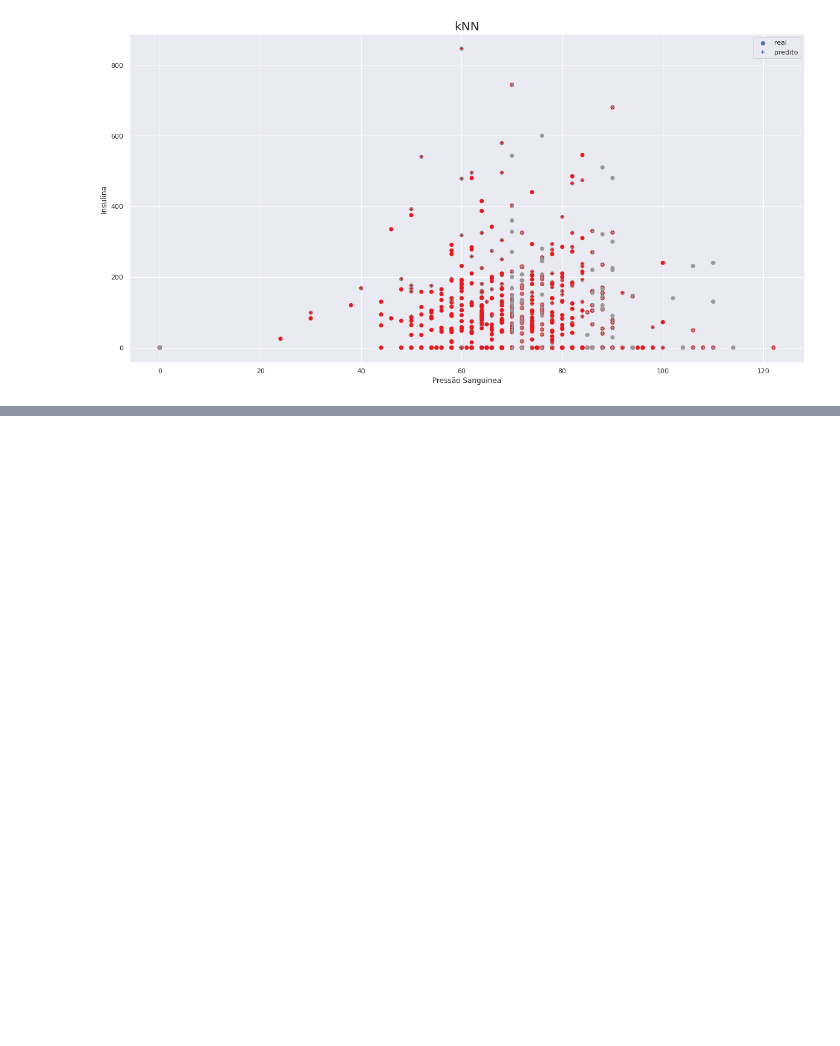
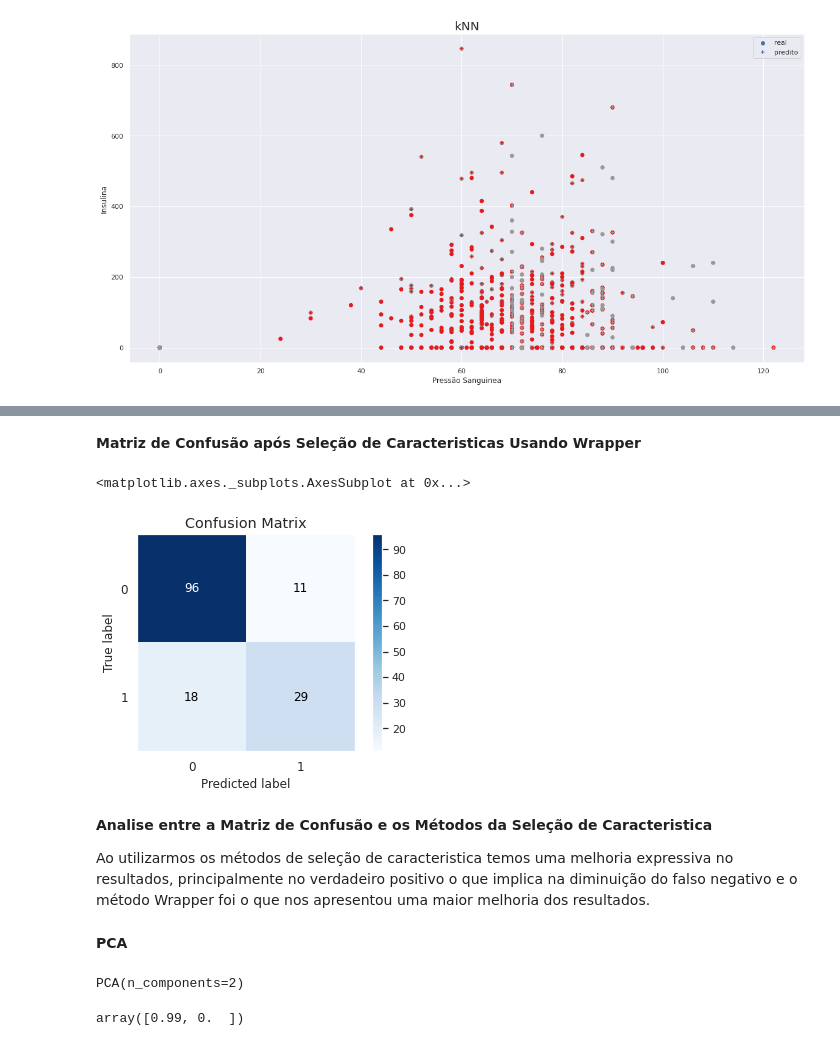
Before and after one commit to ThigasSantos/DataScienceDiabetes, a Jupyter notebook: AnaliseDiabetes.ipynb, the cells around one changed output, grey strips where cells are left out. Cells and saved outputs as stored; diff of their text form; code cells hidden in the pictures; blank space fills up the shorter version.

```diff
--- a/AnaliseDiabetes.ipynb
+++ b/AnaliseDiabetes.ipynb
@@ -491,0 +658,14 @@ plt.show()
+# %%
+import seaborn as sn
+from sklearn import metrics
+
+X = df[['Pregnancies', 'Glucose','BMI','DiabetesPedigreeFunction']]
+y = df['Outcome']
+X_train,X_test,y_train,y_test = train_test_split(X,y,test_size=0.20,random_state=0)
+
+logistic_regression= LogisticRegression()
+logistic_regression.fit(X_train,y_train)
+y_pred=logistic_regression.predict(X_test)
+
+
+print('Accuracy: ',metrics.accuracy_score(y_test, y_pred))
@@ -491,0 +693,13 @@ plt.show()
+# %% [markdown]
+**Matriz de Confusão após Seleção de Caracteristicas Usando Wrapper**
+# %%
+skplt.metrics.plot_confusion_matrix(y_test,y_pred)
+# %% [output]
+<matplotlib.axes._subplots.AxesSubplot at 0x...>
+[figure, added]
+# %% [markdown]
+**Analise entre a Matriz de Confusão e os Métodos da Seleção de Caracteristica**
+
+Ao utilizarmos os métodos de seleção de caracteristica temos uma melhoria expressiva no resultados, principalmente no verdadeiro positivo o que implica na diminuição do falso negativo e o método Wrapper foi o que nos apresentou uma maior melhoria dos resultados.
+# %% [markdown]
+**PCA**
@@ -491,0 +709,9 @@ plt.show()
+# %%
+pca = PCA(n_components=2)
+pca.fit(S)
+# %% [output]
+PCA(n_components=2)
+# %%
+np.round(pca.explained_variance_ratio_, 2)
+# %% [output]
+array([0.99, 0.  ])
```
Also changed, not shown: parts of 73 cells of this notebook.
